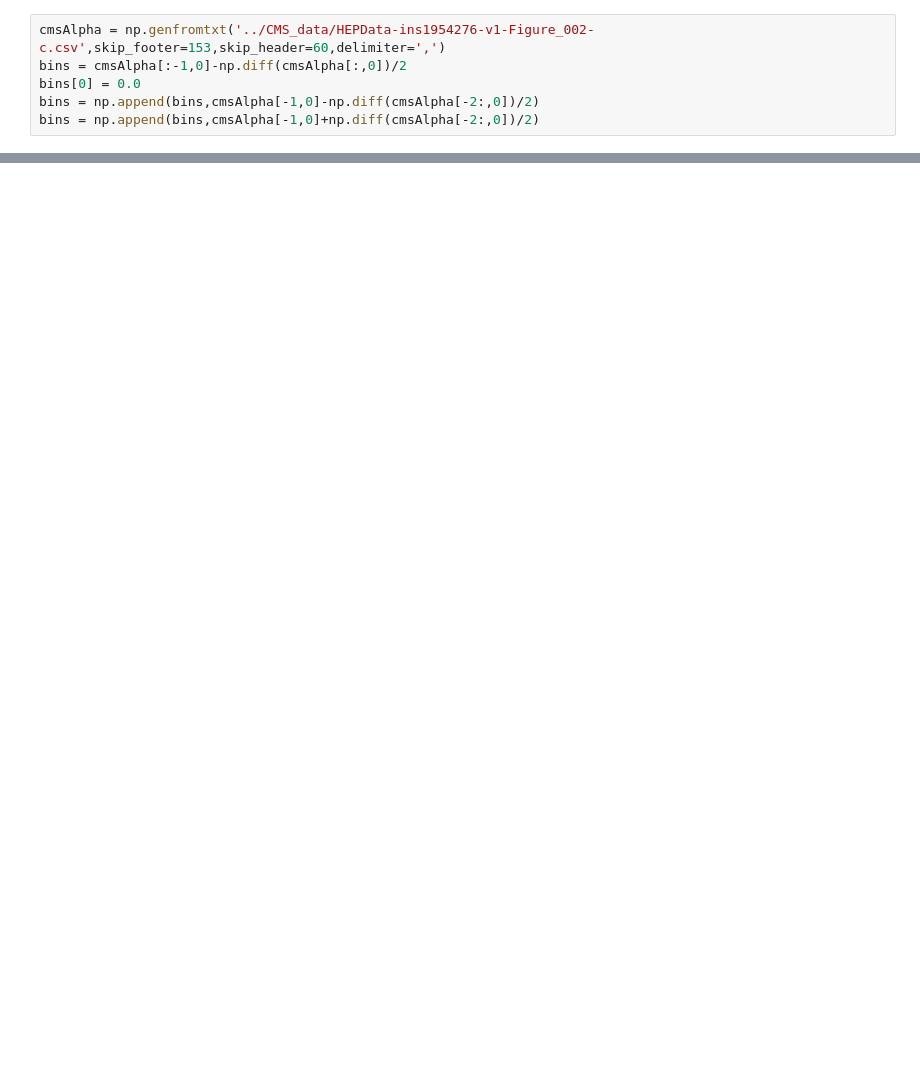
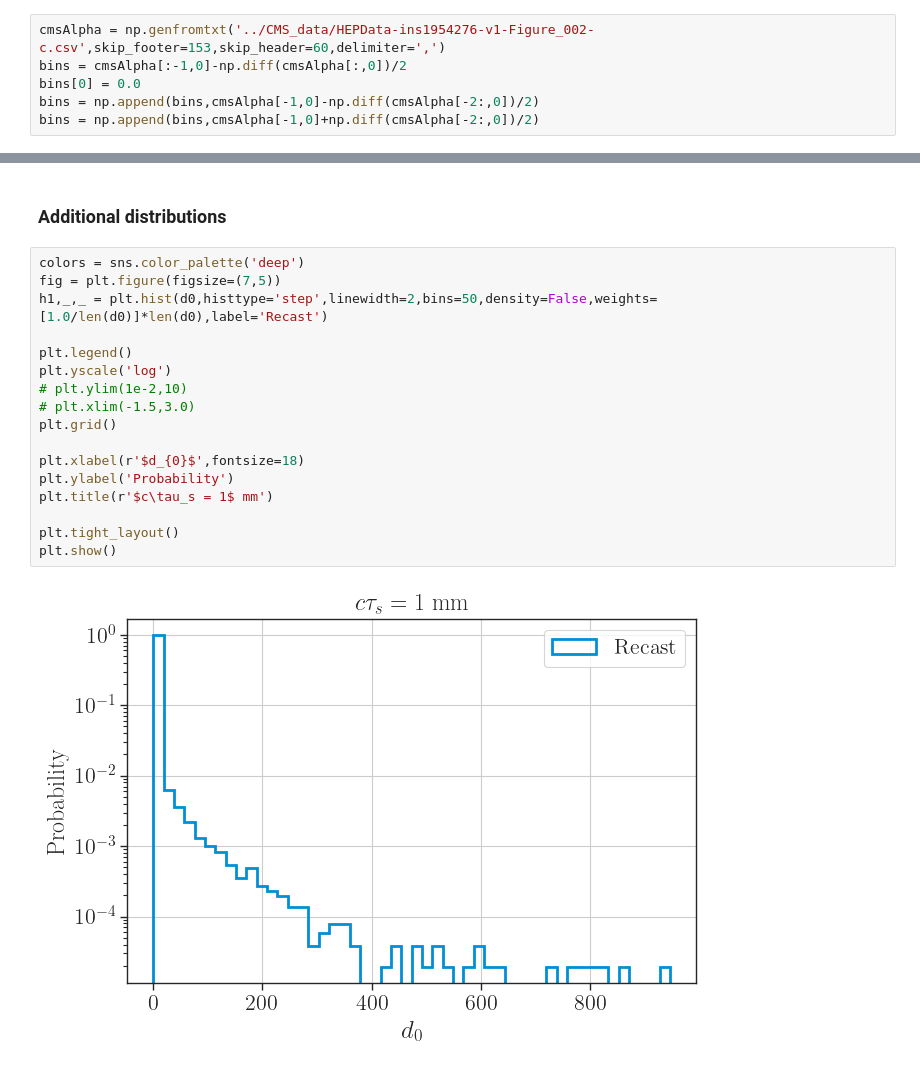
Before and after one commit to andlessa/higgsEJs, a Jupyter notebook: plotting/plots-dists_1mm.ipynb, the cells around one changed output, grey strips where cells are left out. Saved outputs shown, nothing was run; the diff lists cells and outputs as text; blank space fills up the shorter version.

```diff
--- a/plotting/plots-dists_1mm.ipynb
+++ b/plotting/plots-dists_1mm.ipynb
@@ -158,0 +166,21 @@ plt.show()
+# %% [markdown]
+### Additional distributions
+# %%
+colors = sns.color_palette('deep')
+fig = plt.figure(figsize=(7,5))
+h1,_,_ = plt.hist(d0,histtype='step',linewidth=2,bins=50,density=False,weights=[1.0/len(d0)]*len(d0),label='Recast')
+
+plt.legend()
+plt.yscale('log')
+# plt.ylim(1e-2,10)
+# plt.xlim(-1.5,3.0)
+plt.grid()
+
+plt.xlabel(r'$d_{0}$',fontsize=18)
+plt.ylabel('Probability')
+plt.title(r'$c\tau_s = 1$ mm')
+
+plt.tight_layout()
+plt.show()
+# %% [output]
+[figure, added]
```
Also changed, not shown: parts of 8 cells of this notebook, 5 other files.
